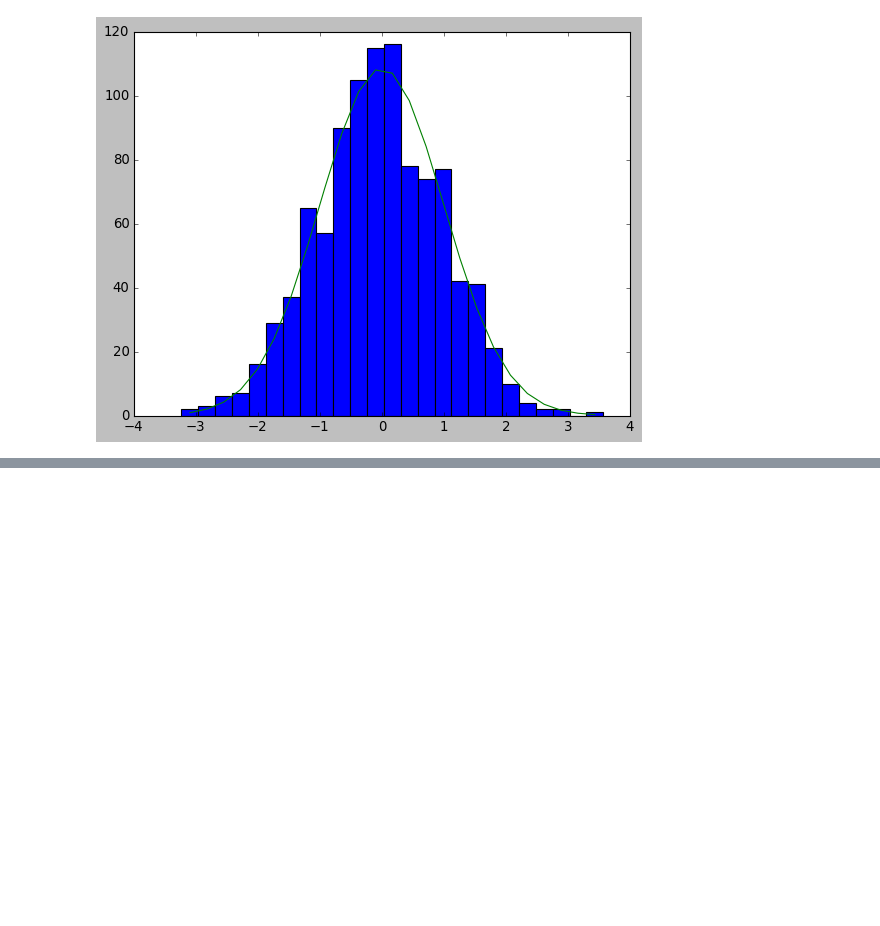
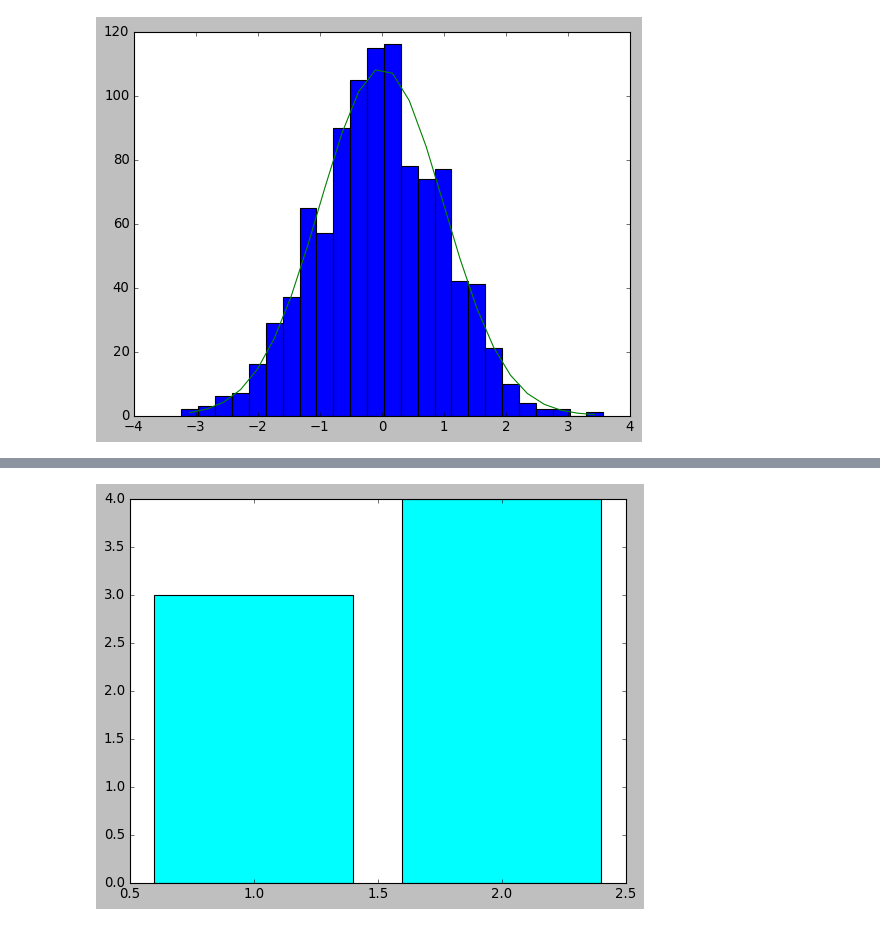
Before and after one commit to skiym-aaa/pydatavenv, a Jupyter notebook: review_Matplotlib2.ipynb, the cells around one changed output, grey strips where cells are left out. Drawn from its saved outputs; the diff is of its cells as text; code cells hidden in the pictures; blank space fills up the shorter version.

```diff
--- a/review_Matplotlib2.ipynb
+++ b/review_Matplotlib2.ipynb
@@ -398,0 +411,9 @@ plt.show()
+# %%
+fig, ax = plt.subplots()
+
+ax.bar([1], [3], color='aqua')
+ax.bar([2], [4], color='aqua', edgecolor='black')
+
+plt.show()
+# %% [output]
+[figure, added]
```
Also changed, not shown: parts of 13 cells of this notebook.
